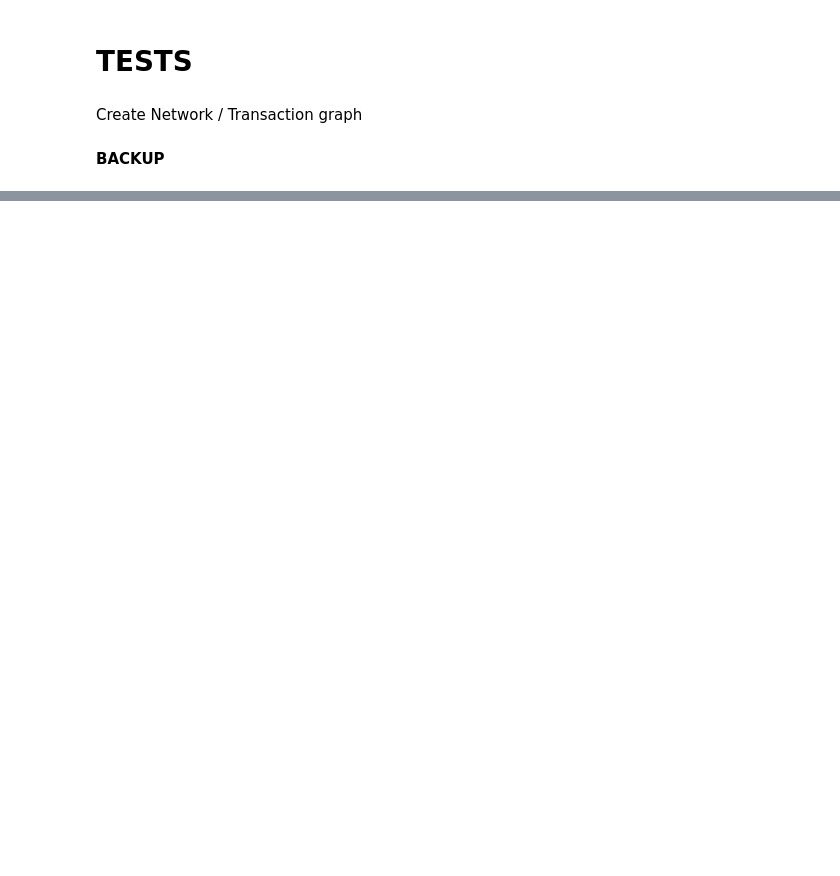
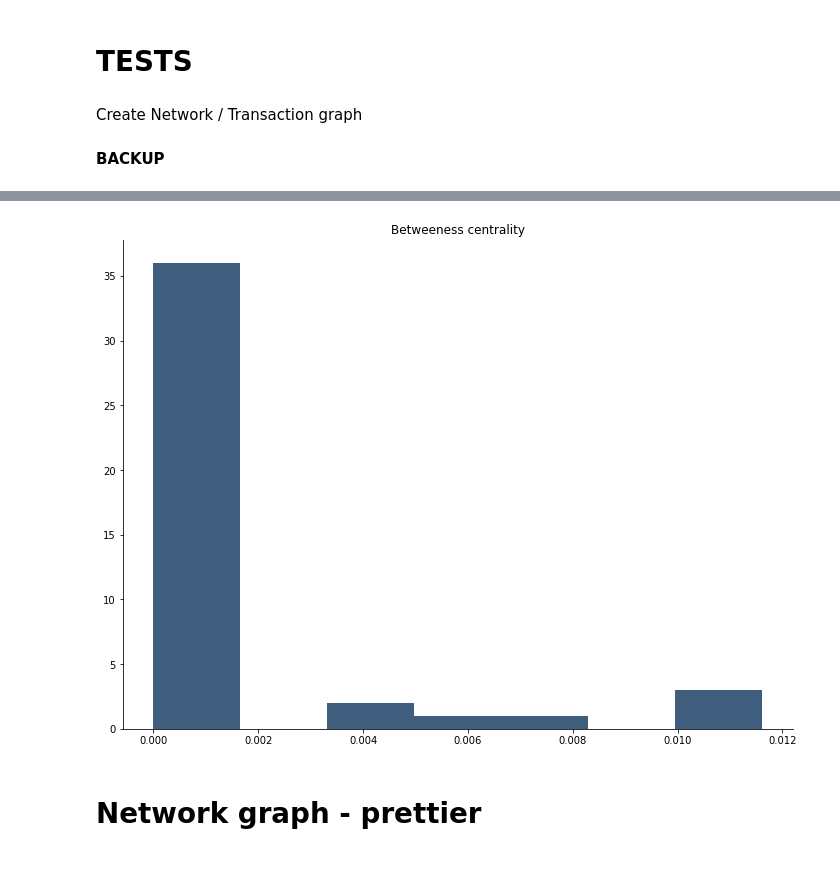
Before and after one commit to rkoprik/txs_graph, a Jupyter notebook: SoChain.ipynb, the cells around one changed output, grey strips where cells are left out. Drawn from its saved outputs; the diff is of its cells as text; code cells hidden in the pictures; blank space fills up the shorter version.

```diff
--- a/SoChain.ipynb
+++ b/SoChain.ipynb
@@ -420,0 +679,68 @@ See the caveats in the documentation: https://pandas.pydata.org/pandas-docs/stab
+# %%
+# Get information on the vertex level
+
+# Neighborhood
+  # neighborhood of vertex  vi  is the set of all vertices that are adjacent to  vi
+nx.all_neighbors(g, "bc1qy5t8srull5qxahd8fxeek02jgufm7kl69pj9ar")
+
+# Connectedness
+  # Two vertices are connected of there is a path between then
+nx.has_path(g, "bc1qy5t8srull5qxahd8fxeek02jgufm7kl69pj9ar", "coinbase")
+
+# Distance between two vertices
+  # In an unweighted graph, the distance between two vertices is the length of
+  # the shortest path between them. In a weighted graph, it is usually the sum of the edge weights between the two vertices.
+# nx.shortest_path(g, "bc1qy5t8srull5qxahd8fxeek02jgufm7kl69pj9ar", "1HiPiS3UBYxZPbM8qgr7gmEyVDuuZCzXVA")
+  # NetworkXNoPath: No path between bc1qy5t8srull5qxahd8fxeek02jgufm7kl69pj9ar and 1HiPiS3UBYxZPbM8qgr7gmEyVDuuZCzXVA.
+
+# Clustering coefficient
+  # The clustering coefficient of a single vertex informs us about how well the
+  # neighbors of the vertex are themselves connected. The maximum amount of
+  # clustering is achieved if all neighbors of the vertex are neighbores as well
+nx.clustering(g, "bc1qy5t8srull5qxahd8fxeek02jgufm7kl69pj9ar")
+
+# Degree
+  # The degree of  vi  is just the number of adjacent vertices.
+g.degree("bc1qy5t8srull5qxahd8fxeek02jgufm7kl69pj9ar")
+
+# Eigenvector Centrality
+  # The centrality of a vertex measures its structural importance
+  # the connection to a vertex that has many degrees counts more than a
+  # connection to a vertex with few connections. This logic leads to the concept
+  # of eigenvector centrality because the recursive calculation of importance can
+  # be expressed as the problem of finding an eigenvector.
+
+# eigen_centralities = nx.eigenvector_centrality(g).values()
+
+# fig, ax = plt.subplots(figsize=(12, 9))
+# ax.spines["top"].set_visible(False) # Remove plot frame line on the top
+# ax.spines["right"].set_visible(False) # Remove plot frame line on the right
+# ax.get_xaxis().tick_bottom()  # Remove ticks on the bottom
+# ax.get_yaxis().tick_left()  # Remove the ticks on the left
+# ax.set_title("Eigenvector centrality")
+
+# ax.hist(eigen_centralities, color="#3F5D7D", bins='auto');
+  # 'power iteration failed to converge within 100 iterations')
+
+
+
+# ADD - COOL
+# Betweeness Centrality
+  # a vertex is important when it connects two large communities, which would
+  # remain unconnected if the vertex was not there.
+
+between_centralities = nx.betweenness_centrality(g).values()
+
+fig, ax = plt.subplots(figsize=(12, 9))
+ax.spines["top"].set_visible(False) # Remove plot frame line on the top
+ax.spines["right"].set_visible(False) # Remove plot frame line on the right
+ax.get_xaxis().tick_bottom()  # Remove ticks on the bottom
+ax.get_yaxis().tick_left()  # Remove the ticks on the left
+ax.set_title("Betweeness centrality")
+
+ax.hist(between_centralities, color="#3F5D7D", bins='auto');
+# %% [output]
+[figure, added]
+# %% [markdown]
+# Network graph - prettier
+#
```
Also changed, not shown: parts of 13 cells of this notebook.
